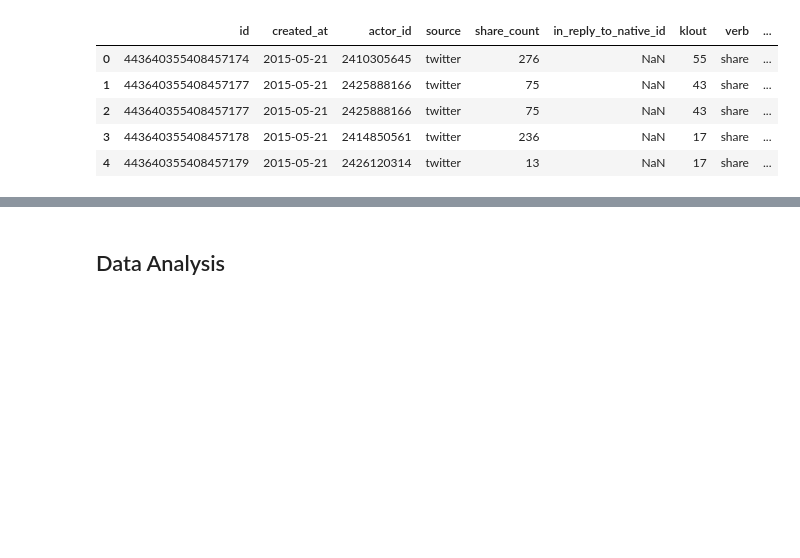
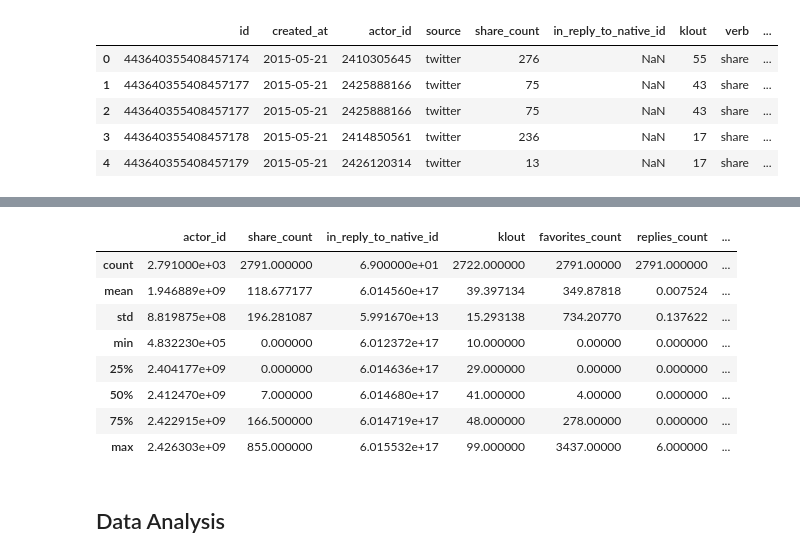
Before and after one commit to encorealerts/ipython-experiments, a Jupyter notebook: adornes/python_analysis_score_alerts.ipynb, the cells around one changed output, grey strips where cells are left out. Cells and saved outputs as stored; diff of their text form; code cells hidden in the pictures; blank space fills up the shorter version.

```diff
--- a/adornes/python_analysis_score_alerts.ipynb
+++ b/adornes/python_analysis_score_alerts.ipynb
@@ -164,3 +182,15 @@ activities_urls_full.head()
+# %%
+activities_hashtags.describe()
+# %% [output]
+|  | actor_id | share_count | in_reply_to_native_id | klout | favorites_count | replies_count | ... |
+| count | 2.791000e+03 | 2791.000000 | 6.900000e+01 | 2722.000000 | 2791.00000 | 2791.000000 | ... |
+| mean | 1.946889e+09 | 118.677177 | 6.014560e+17 | 39.397134 | 349.87818 | 0.007524 | ... |
+| std | 8.819875e+08 | 196.281087 | 5.991670e+13 | 15.293138 | 734.20770 | 0.137622 | ... |
+| min | 4.832230e+05 | 0.000000 | 6.012372e+17 | 10.000000 | 0.00000 | 0.000000 | ... |
+| 25% | 2.404177e+09 | 0.000000 | 6.014636e+17 | 29.000000 | 0.00000 | 0.000000 | ... |
+| 50% | 2.412470e+09 | 7.000000 | 6.014680e+17 | 41.000000 | 4.00000 | 0.000000 | ... |
+| 75% | 2.422915e+09 | 166.500000 | 6.014719e+17 | 48.000000 | 278.00000 | 0.000000 | ... |
+| max | 2.426303e+09 | 855.000000 | 6.015532e+17 | 99.000000 | 3437.00000 | 6.000000 | ... |
 # %% [markdown]
 ## Data Analysis
 # %% [markdown]
```
Also changed, not shown: parts of 11 cells of this notebook, 1 other file.
